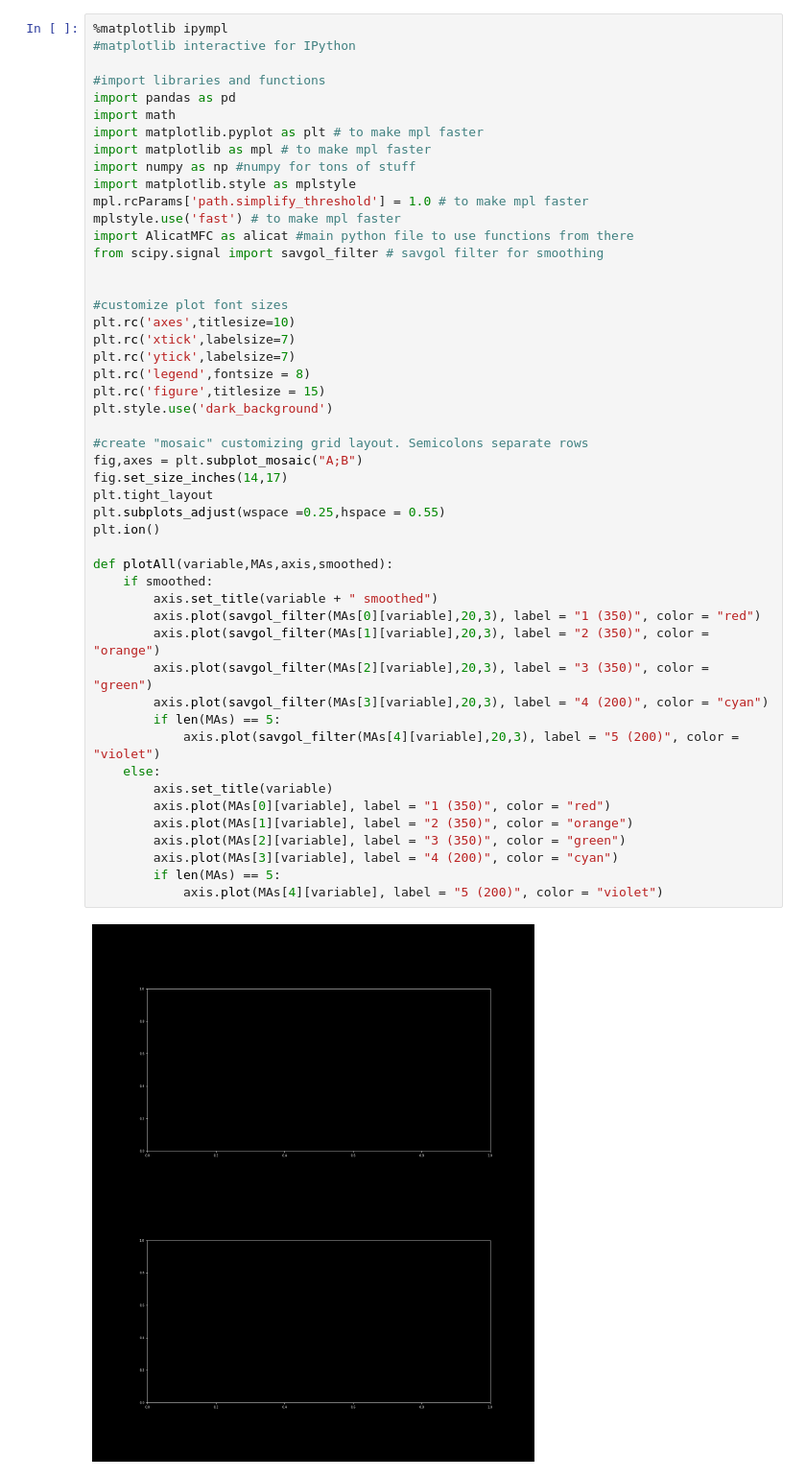
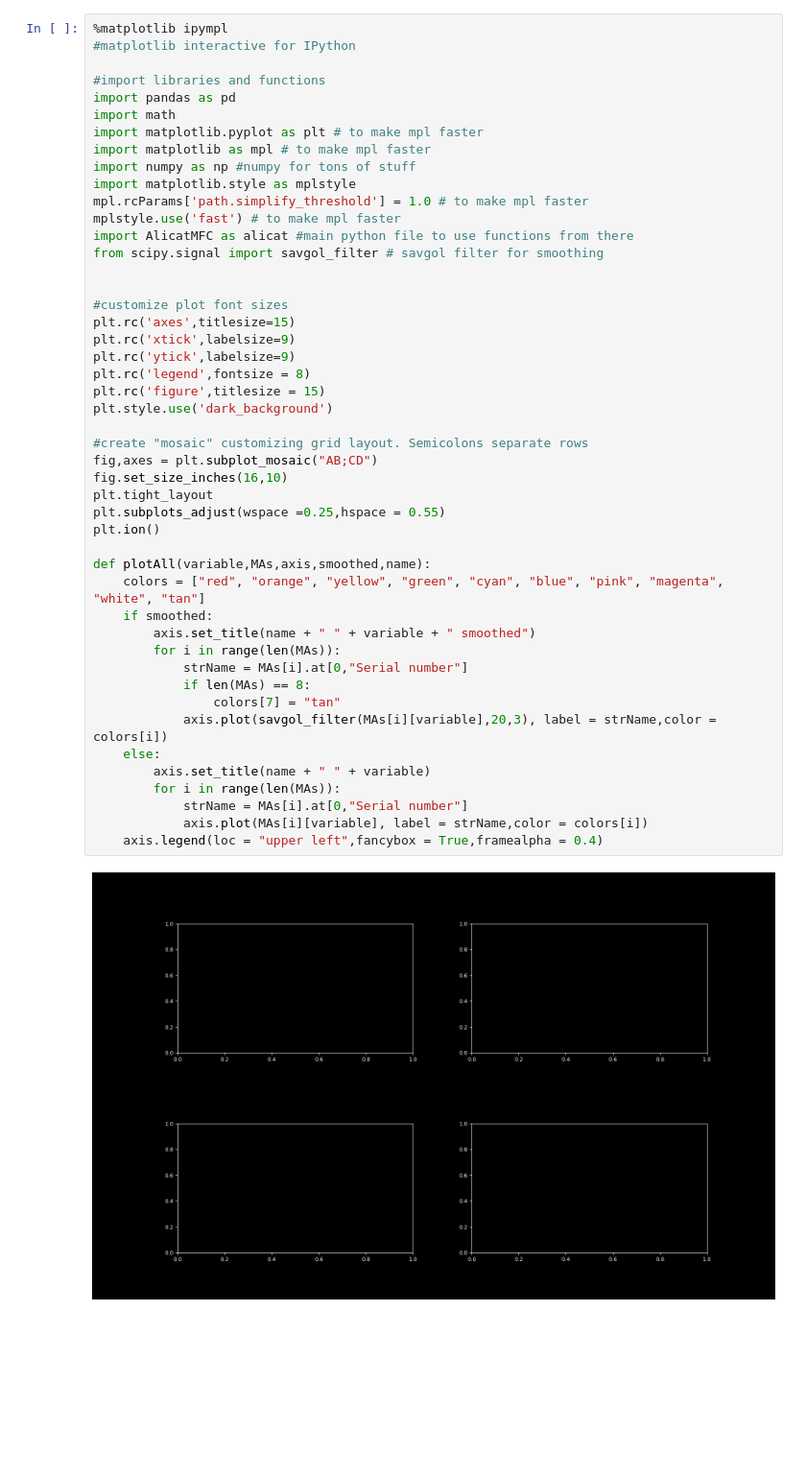
Before and after one commit to kyanshlipak/Aeth-Labs, a Jupyter notebook: post analysis.ipynb, the cells around one changed output. Shown at 96% size. Drawn from its saved outputs; the diff is of its cells as text; blank space fills up the shorter version.

```diff
--- a/post analysis.ipynb
+++ b/post analysis.ipynb
@@ -1,51 +1,49 @@
 # %%
 %matplotlib ipympl
 #matplotlib interactive for IPython
 
 #import libraries and functions
 import pandas as pd
 import math
 import matplotlib.pyplot as plt # to make mpl faster
 import matplotlib as mpl # to make mpl faster
 import numpy as np #numpy for tons of stuff
 import matplotlib.style as mplstyle
 mpl.rcParams['path.simplify_threshold'] = 1.0 # to make mpl faster
 mplstyle.use('fast') # to make mpl faster
 import AlicatMFC as alicat #main python file to use functions from there
 from scipy.signal import savgol_filter # savgol filter for smoothing
 
 
 #customize plot font sizes
-plt.rc('axes',titlesize=10)
-plt.rc('xtick',labelsize=7)
-plt.rc('ytick',labelsize=7)
+plt.rc('axes',titlesize=15)
+plt.rc('xtick',labelsize=9)
+plt.rc('ytick',labelsize=9)
 plt.rc('legend',fontsize = 8)
 plt.rc('figure',titlesize = 15)
 plt.style.use('dark_background')
 
 #create "mosaic" customizing grid layout. Semicolons separate rows
-fig,axes = plt.subplot_mosaic("A;B")
-fig.set_size_inches(14,17)
+fig,axes = plt.subplot_mosaic("AB;CD")
+fig.set_size_inches(16,10)
 plt.tight_layout
 plt.subplots_adjust(wspace =0.25,hspace = 0.55)
 plt.ion()
 
-def plotAll(variable,MAs,axis,smoothed):
+def plotAll(variable,MAs,axis,smoothed,name):
+    colors = ["red", "orange", "yellow", "green", "cyan", "blue", "pink", "magenta", "white", "tan"]
     if smoothed:
-        axis.set_title(variable + " smoothed")
-        axis.plot(savgol_filter(MAs[0][variable],20,3), label = "1 (350)", color = "red")
-        axis.plot(savgol_filter(MAs[1][variable],20,3), label = "2 (350)", color = "orange")
-        axis.plot(savgol_filter(MAs[2][variable],20,3), label = "3 (350)", color = "green")
-        axis.plot(savgol_filter(MAs[3][variable],20,3), label = "4 (200)", color = "cyan")
-        if len(MAs) == 5:
-            axis.plot(savgol_filter(MAs[4][variable],20,3), label = "5 (200)", color = "violet")
+        axis.set_title(name + " " + variable + " smoothed")
+        for i in range(len(MAs)):
+            strName = MAs[i].at[0,"Serial number"]
+            if len(MAs) == 8:
+                colors[7] = "tan"
+            axis.plot(savgol_filter(MAs[i][variable],20,3), label = strName,color = colors[i])
     else:
-        axis.set_title(variable)
-        axis.plot(MAs[0][variable], label = "1 (350)", color = "red")
-        axis.plot(MAs[1][variable], label = "2 (350)", color = "orange")
-        axis.plot(MAs[2][variable], label = "3 (350)", color = "green")
-        axis.plot(MAs[3][variable], label = "4 (200)", color = "cyan")
-        if len(MAs) == 5:
-            axis.plot(MAs[4][variable], label = "5 (200)", color = "violet")
+        axis.set_title(name + " " + variable)
+        for i in range(len(MAs)):
+            strName = MAs[i].at[0,"Serial number"]
+            axis.plot(MAs[i][variable], label = strName,color = colors[i])
+    axis.legend(loc = "upper left",fancybox = True,framealpha = 0.4)
 # %% [output]
-[figure, old version]
+[figure, new version]
```
Also changed, not shown: parts of 6 cells of this notebook, 4 other files.
